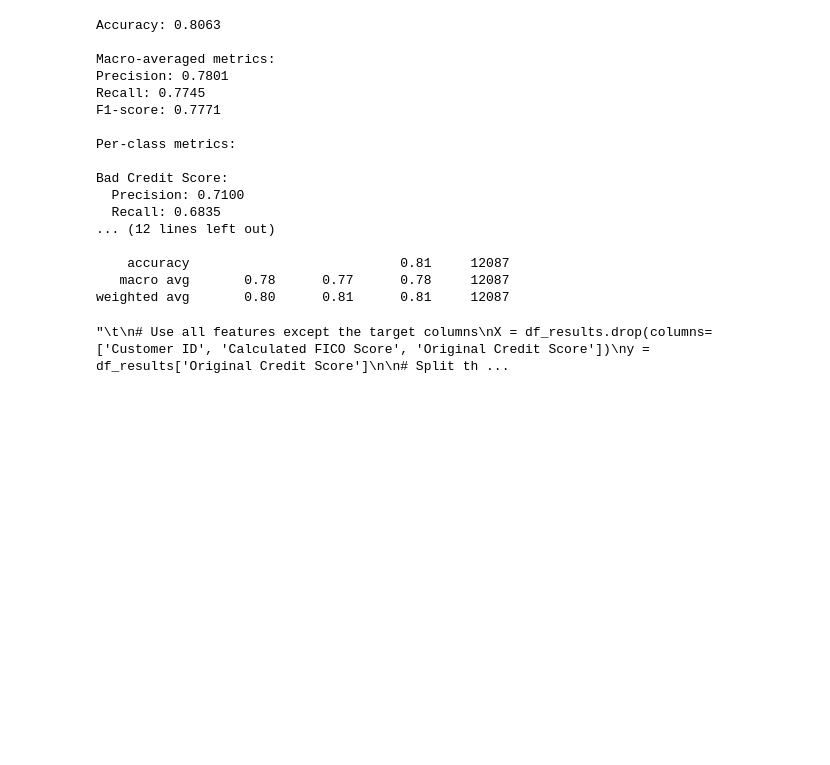
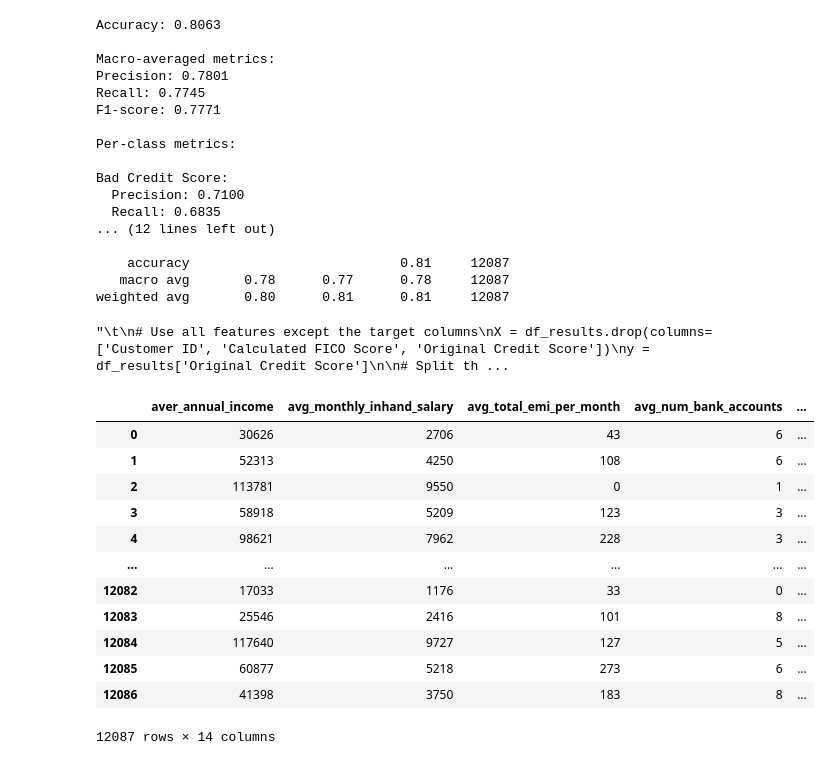
Before and after one commit to RenatoMendoza/CreditModel, a Jupyter notebook: Tests.ipynb, the cells around one changed output. Saved outputs shown, nothing was run; the diff lists cells and outputs as text; code cells hidden in the pictures; blank space fills up the shorter version.

```diff
--- a/Tests.ipynb
+++ b/Tests.ipynb
@@ -154,0 +160,17 @@ plt.show()
+# %%
+data_1 = clean_data_ml('credit_score.csv')  # Ensure clean_data is properly imported and callable
+data_1
+# %% [output]
+|  | aver_annual_income | avg_monthly_inhand_salary | avg_total_emi_per_month | avg_num_bank_accounts | ... |
+| 0 | 30626 | 2706 | 43 | 6 | ... |
+| 1 | 52313 | 4250 | 108 | 6 | ... |
+| 2 | 113781 | 9550 | 0 | 1 | ... |
+| 3 | 58918 | 5209 | 123 | 3 | ... |
+| 4 | 98621 | 7962 | 228 | 3 | ... |
+| ... | ... | ... | ... | ... | ... |
+| 12082 | 17033 | 1176 | 33 | 0 | ... |
+| 12083 | 25546 | 2416 | 101 | 8 | ... |
+| 12084 | 117640 | 9727 | 127 | 5 | ... |
+| 12085 | 60877 | 5218 | 273 | 6 | ... |
+| 12086 | 41398 | 3750 | 183 | 8 | ... |
+12087 rows × 14 columns
```
Also changed, not shown: parts of 7 cells of this notebook, 1 other file.
